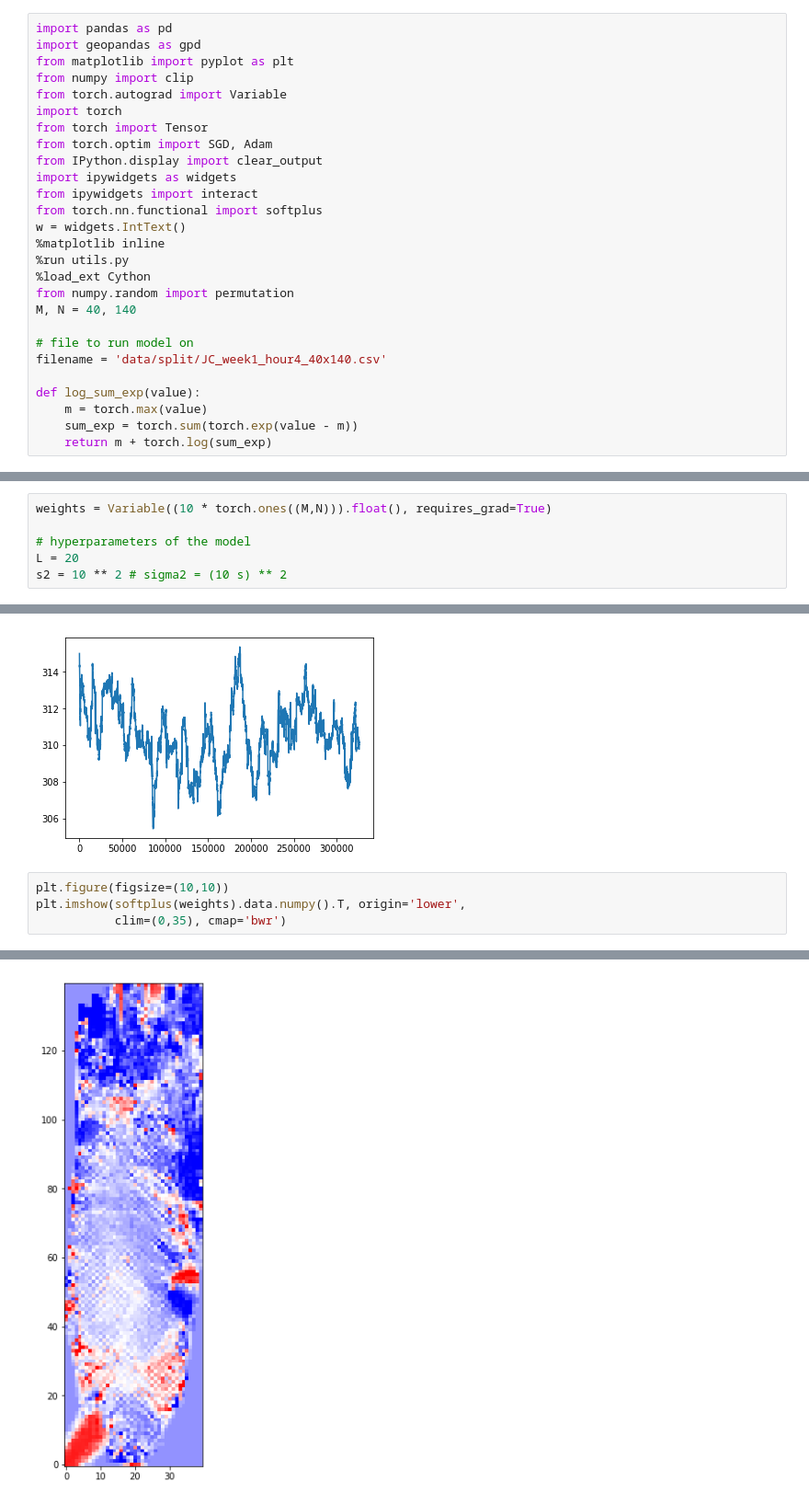
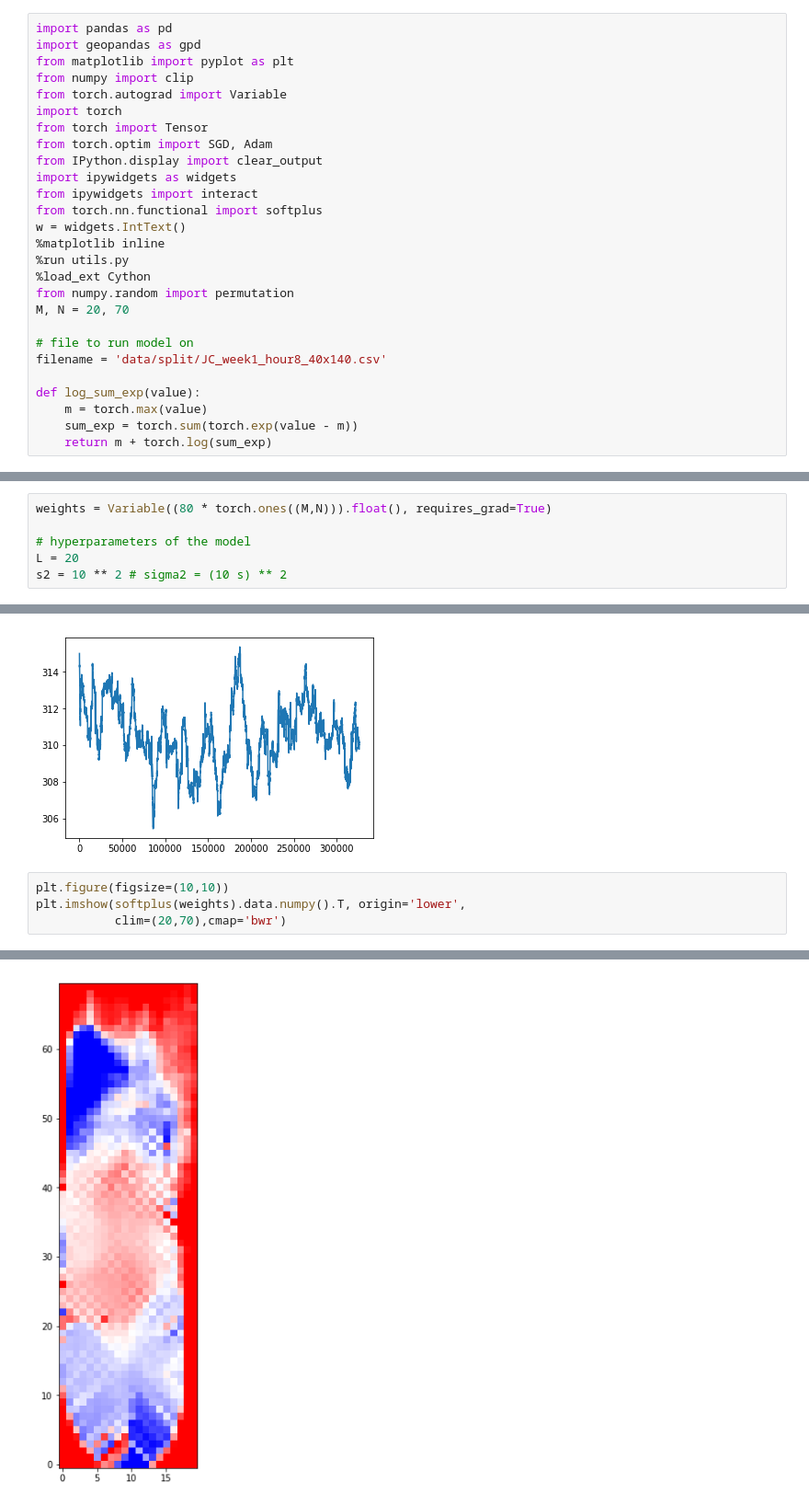
Before and after one commit to M20190649/cs281-final-taxi, a Jupyter notebook: 2017-11-27_JC_model.ipynb, the cells around one changed output, grey strips where cells are left out. Shown: that part at 92% size. Saved outputs shown, nothing was run; the diff lists cells and outputs as text.

```diff
--- a/2017-11-27_JC_model.ipynb
+++ b/2017-11-27_JC_model.ipynb
@@ -16,10 +16,10 @@ w = widgets.IntText()
 %run utils.py
 %load_ext Cython
 from numpy.random import permutation
-M, N = 40, 140
+M, N = 20, 70
 
 # file to run model on
-filename = 'data/split/JC_week1_hour4_40x140.csv'
+filename = 'data/split/JC_week1_hour8_40x140.csv'
 
 def log_sum_exp(value):
     m = torch.max(value)
@@ -68,5 +74,5 @@ def random_path(int sx, int sy, int tx, int ty, int L):
 # %%
-weights = Variable((10 * torch.ones((M,N))).float(), requires_grad=True)
+weights = Variable((80 * torch.ones((M,N))).float(), requires_grad=True)
 
 # hyperparameters of the model
 L = 20
@@ -152,7 +165,7 @@ plt.plot(
 # %%
 plt.figure(figsize=(10,10))
 plt.imshow(softplus(weights).data.numpy().T, origin='lower',
-           clim=(0,35), cmap='bwr')
+           clim=(20,70),cmap='bwr')
 # %% [output]
 <matplotlib.image.AxesImage at 0x...>
-[figure, old version]
+[figure, new version]
```
Also changed, not shown: parts of 9 cells of this notebook, 3 other files.
